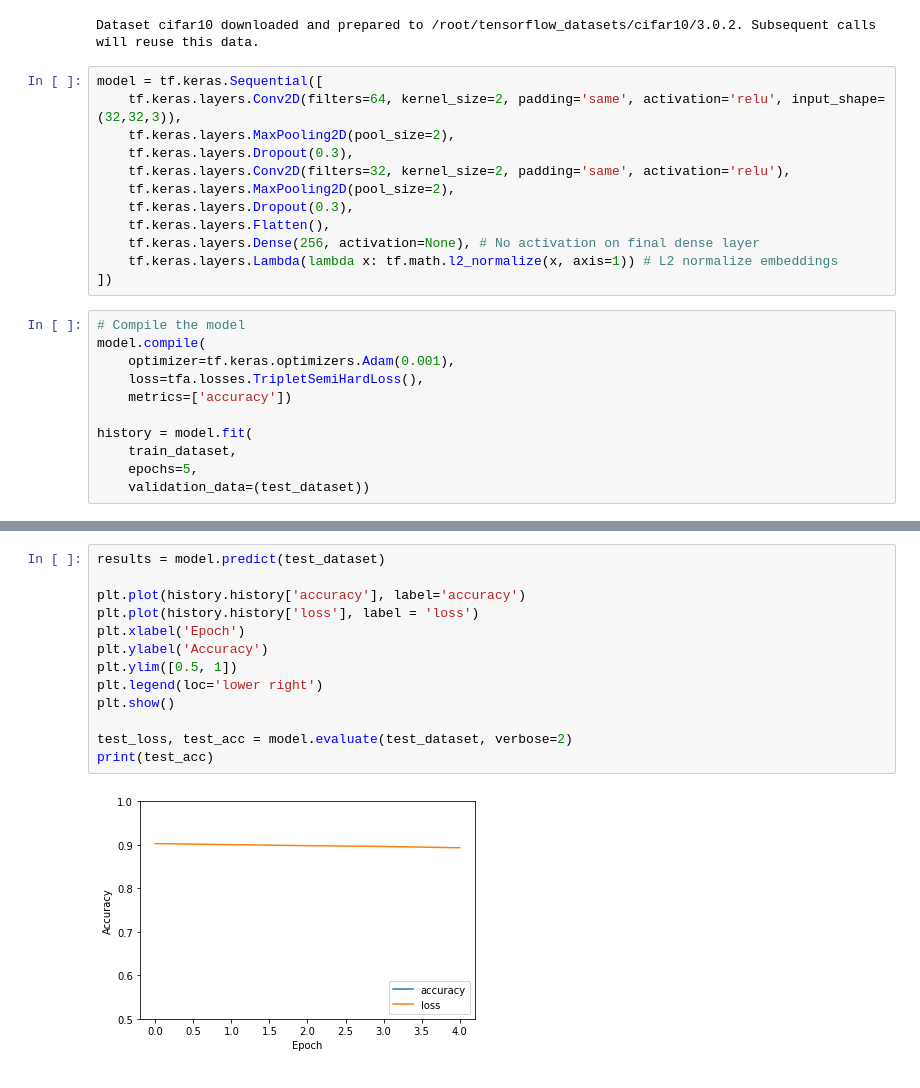
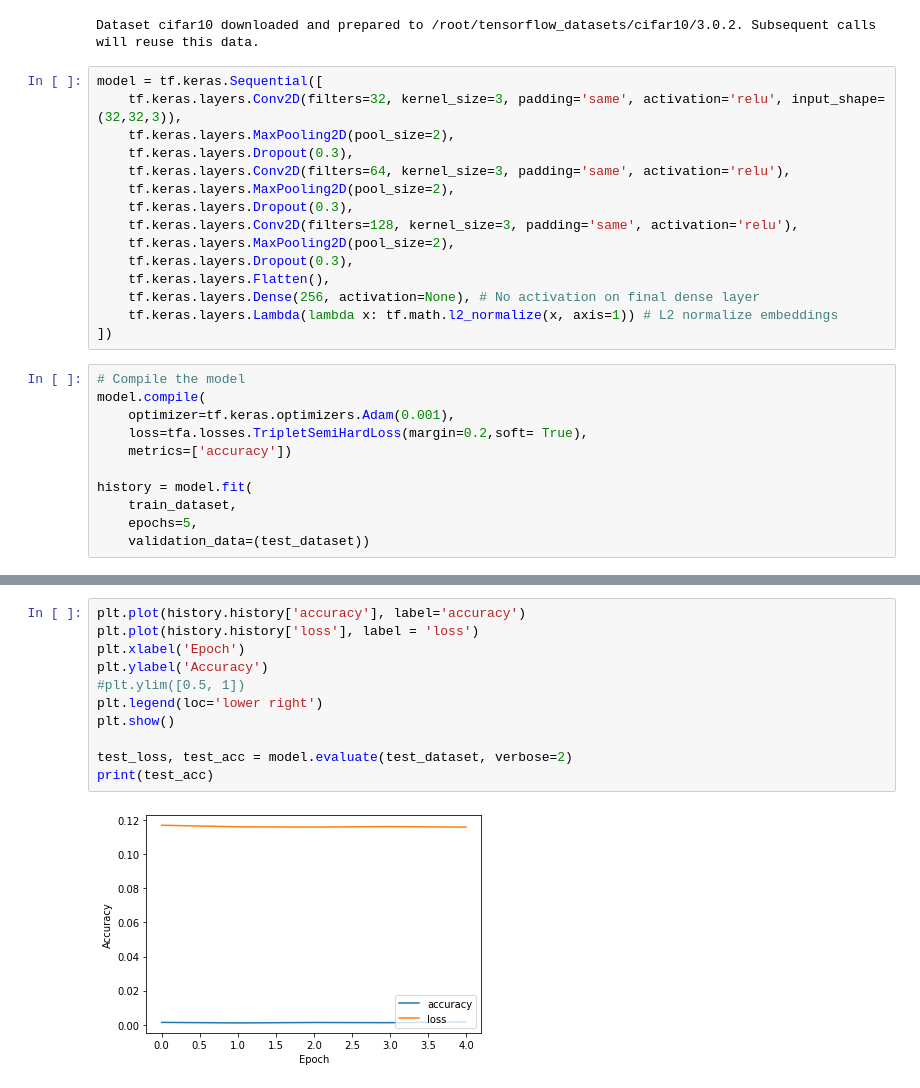
Before and after one commit to Yango4you/FP_TUM, a Jupyter notebook: TripletSemiHardLoss.ipynb, the cells around one changed output, grey strips where cells are left out. Drawn from its saved outputs; the diff is of its cells as text.

```diff
--- a/TripletSemiHardLoss.ipynb
+++ b/TripletSemiHardLoss.ipynb
@@ -35,10 +35,13 @@ Shuffling and writing examples to /root/tensorflow_datasets/cifar10/3.0.2.incomp
 Dataset cifar10 downloaded and prepared to /root/tensorflow_datasets/cifar10/3.0.2. Subsequent calls will reuse this data.
 # %%
 model = tf.keras.Sequential([
-    tf.keras.layers.Conv2D(filters=64, kernel_size=2, padding='same', activation='relu', input_shape=(32,32,3)),
+    tf.keras.layers.Conv2D(filters=32, kernel_size=3, padding='same', activation='relu', input_shape=(32,32,3)),
     tf.keras.layers.MaxPooling2D(pool_size=2),
     tf.keras.layers.Dropout(0.3),
-    tf.keras.layers.Conv2D(filters=32, kernel_size=2, padding='same', activation='relu'),
+    tf.keras.layers.Conv2D(filters=64, kernel_size=3, padding='same', activation='relu'),
+    tf.keras.layers.MaxPooling2D(pool_size=2),
+    tf.keras.layers.Dropout(0.3),
+    tf.keras.layers.Conv2D(filters=128, kernel_size=3, padding='same', activation='relu'),
     tf.keras.layers.MaxPooling2D(pool_size=2),
     tf.keras.layers.Dropout(0.3),
     tf.keras.layers.Flatten(),
@@ -49,7 +52,7 @@ model = tf.keras.Sequential([
 # Compile the model
 model.compile(
     optimizer=tf.keras.optimizers.Adam(0.001),
-    loss=tfa.losses.TripletSemiHardLoss(),
+    loss=tfa.losses.TripletSemiHardLoss(margin=0.2,soft= True),
     metrics=['accuracy'])
 
 history = model.fit(
@@ -70,15 +67,13 @@ Epoch 5/5
 # %%
-results = model.predict(test_dataset)
-
 plt.plot(history.history['accuracy'], label='accuracy')
 plt.plot(history.history['loss'], label = 'loss')
 plt.xlabel('Epoch')
 plt.ylabel('Accuracy')
-plt.ylim([0.5, 1])
+#plt.ylim([0.5, 1])
 plt.legend(loc='lower right')
 plt.show()
 
 test_loss, test_acc = model.evaluate(test_dataset, verbose=2)
 print(test_acc)
 # %% [output]
-[figure, old version]
+[figure, new version]
```
Also changed, not shown: parts of 4 cells of this notebook.
